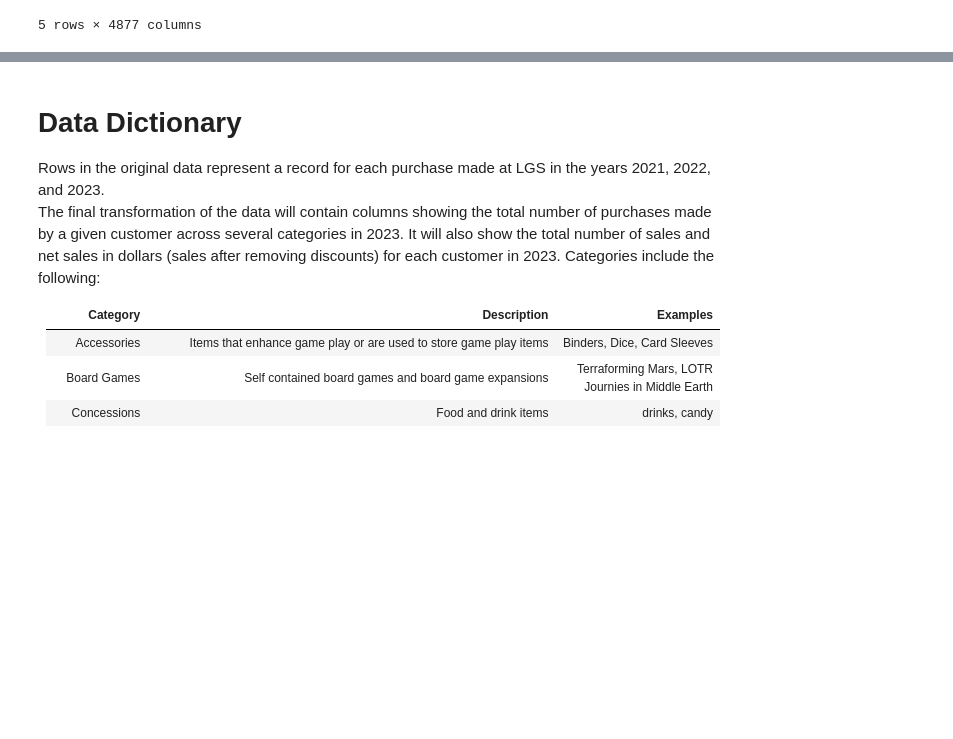
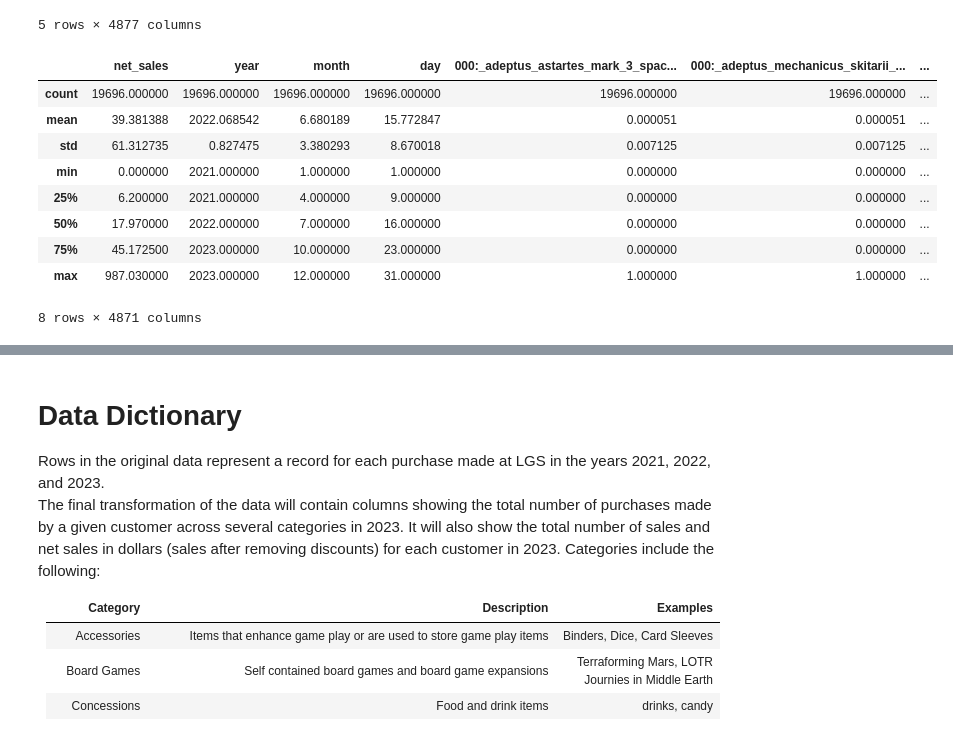
Before and after one commit to Johndsalas/customer_interest_analysis, a Jupyter notebook: customer_profiles.ipynb, the cells around one changed output, grey strips where cells are left out. Saved outputs shown, nothing was run; the diff lists cells and outputs as text; code cells hidden in the pictures; blank space fills up the shorter version.

```diff
--- a/customer_profiles.ipynb
+++ b/customer_profiles.ipynb
@@ -64,3 +63,16 @@ df.head()
 | 2021-01-01 16:31:27 | W67T53BZFD5VQ8J3W7387X8SW0 | ['candy', 'double_sided_battlemap... | no_discount | $21.25 | $0.00 | 21.25 | 2021 | 1 | 1 | ... |
 | 2021-01-01 19:36:24 | F4RYR1ARCD7ZDD4E9PFYRVF6H0 | ['dex_binder', '3_x_custom_amount... | Military | $257.14 | -$25.50 | 231.64 | 2021 | 1 | 1 | ... |
 5 rows × 4877 columns
+# %%
+df.describe()
+# %% [output]
+|  | net_sales | year | month | day | 000:_adeptus_astartes_mark_3_spac... | 000:_adeptus_mechanicus_skitarii_... | ... |
+| count | 19696.000000 | 19696.000000 | 19696.000000 | 19696.000000 | 19696.000000 | 19696.000000 | ... |
+| mean | 39.381388 | 2022.068542 | 6.680189 | 15.772847 | 0.000051 | 0.000051 | ... |
+| std | 61.312735 | 0.827475 | 3.380293 | 8.670018 | 0.007125 | 0.007125 | ... |
+| min | 0.000000 | 2021.000000 | 1.000000 | 1.000000 | 0.000000 | 0.000000 | ... |
+| 25% | 6.200000 | 2021.000000 | 4.000000 | 9.000000 | 0.000000 | 0.000000 | ... |
+| 50% | 17.970000 | 2022.000000 | 7.000000 | 16.000000 | 0.000000 | 0.000000 | ... |
+| 75% | 45.172500 | 2023.000000 | 10.000000 | 23.000000 | 0.000000 | 0.000000 | ... |
+| max | 987.030000 | 2023.000000 | 12.000000 | 31.000000 | 1.000000 | 1.000000 | ... |
+8 rows × 4871 columns
```
Also changed, not shown: parts of 14 cells of this notebook, 3 other files.
